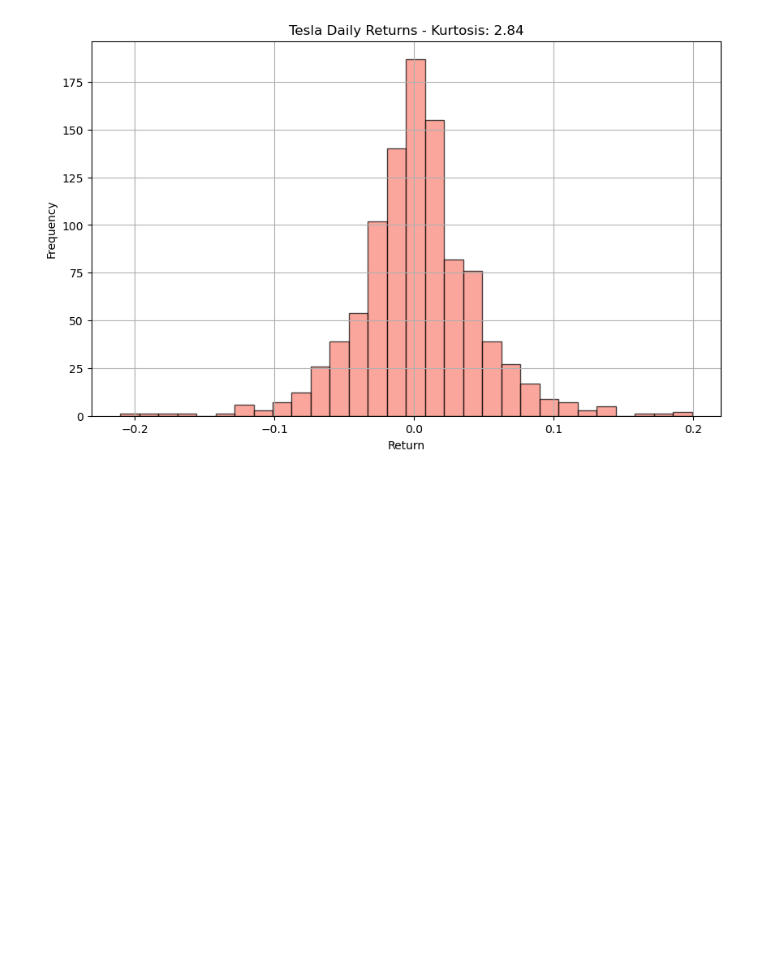
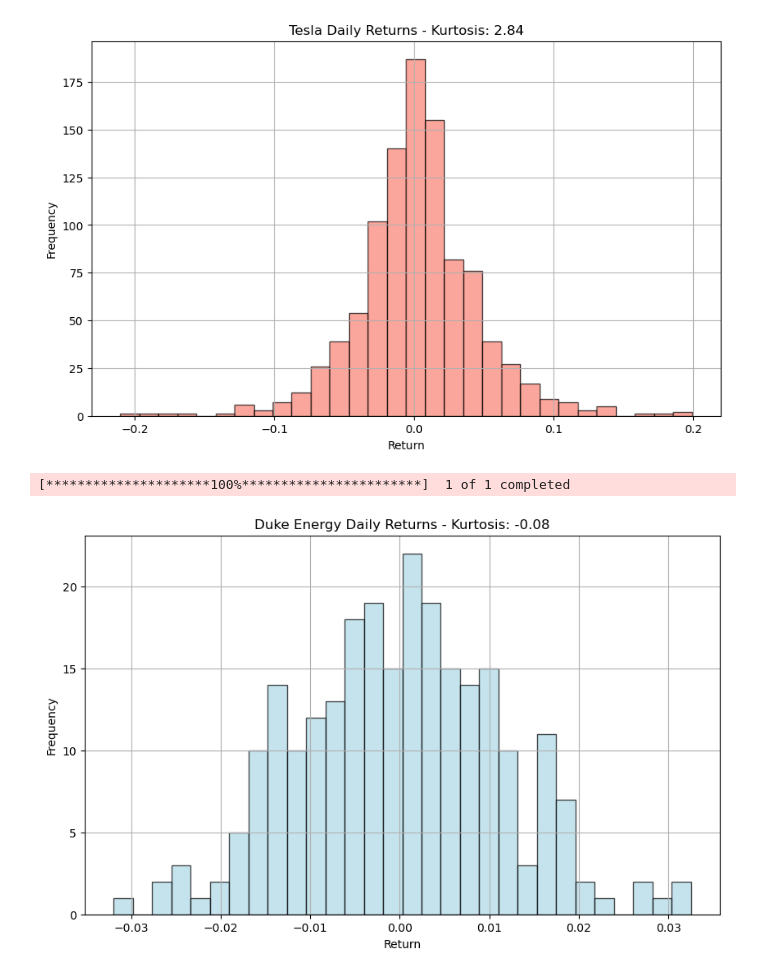
Before and after one commit to sahanajprakash/INFO6105, a Jupyter notebook: INFO6105_practice/Lecture_1_Statistical_Distributions.ipynb, the cells around one changed output. Drawn from its saved outputs; the diff is of its cells as text; code cells hidden in the pictures; blank space fills up the shorter version.

Commit message:
Normal kurtosis - Duke energy

```diff
--- a/INFO6105_practice/Lecture_1_Statistical_Distributions.ipynb
+++ b/INFO6105_practice/Lecture_1_Statistical_Distributions.ipynb
@@ -237,0 +240,34 @@ plt.show()
+# %%
+import yfinance as yf
+import numpy as np
+import matplotlib.pyplot as plt
+from scipy.stats import kurtosis
+
+# Fetch historical data for Duke Energy
+ticker = 'DUK'
+start_date = '2023-01-01'
+end_date = '2024-01-01'
+
+# Download historical data
+data = yf.download(ticker, start=start_date, end=end_date)
+
+# Calculate daily returns
+data['Return'] = data['Adj Close'].pct_change()
+
+# Drop NaN values
+returns = data['Return'].dropna()
+
+# Calculate kurtosis
+kurt = kurtosis(returns)
+
+# Create the histogram plot
+plt.figure(figsize=(10, 6))
+plt.hist(returns, bins=30, color='lightblue', edgecolor='black', alpha=0.7)
+plt.title(f'Duke Energy Daily Returns - Kurtosis: {kurt:.2f}')
+plt.xlabel('Return')
+plt.ylabel('Frequency')
+plt.grid(True)
+plt.show()
+# %% [output]
+[*********************100%***********************]  1 of 1 completed
+[figure, added]
```
Also changed, not shown: parts of 2 cells of this notebook.
